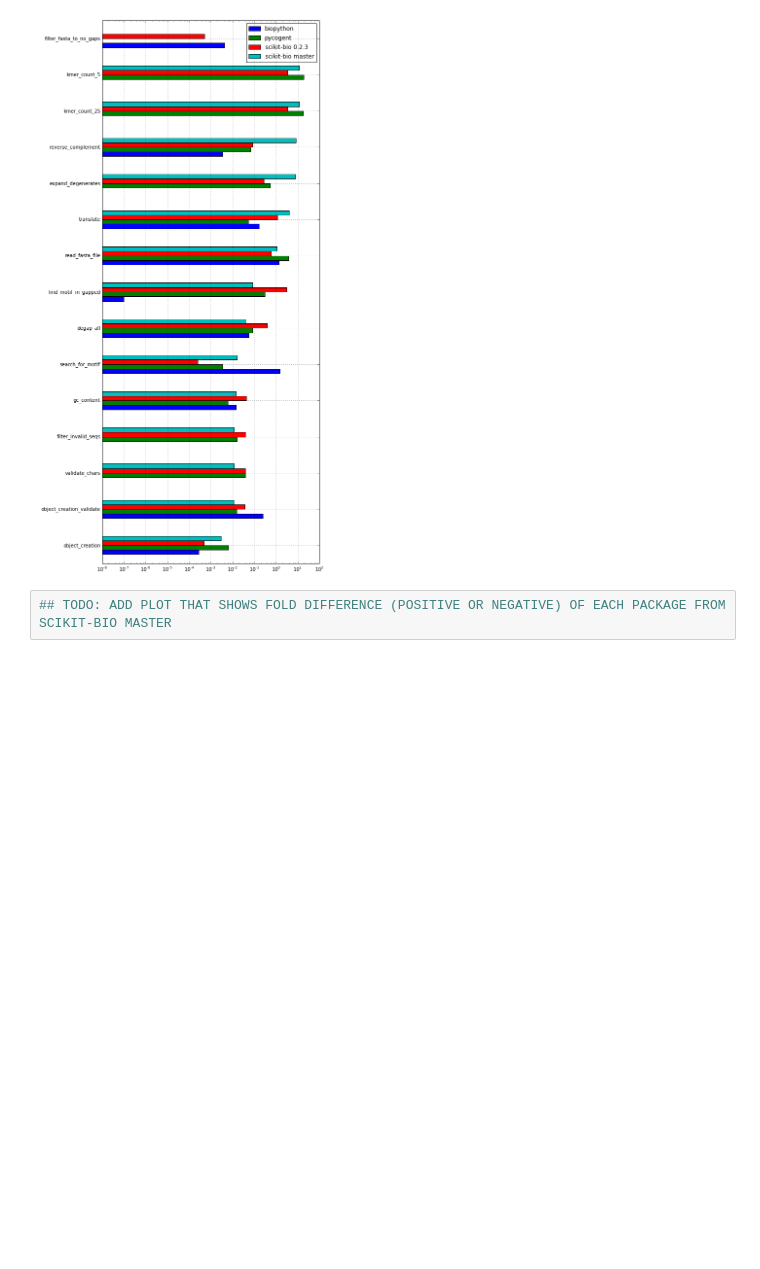
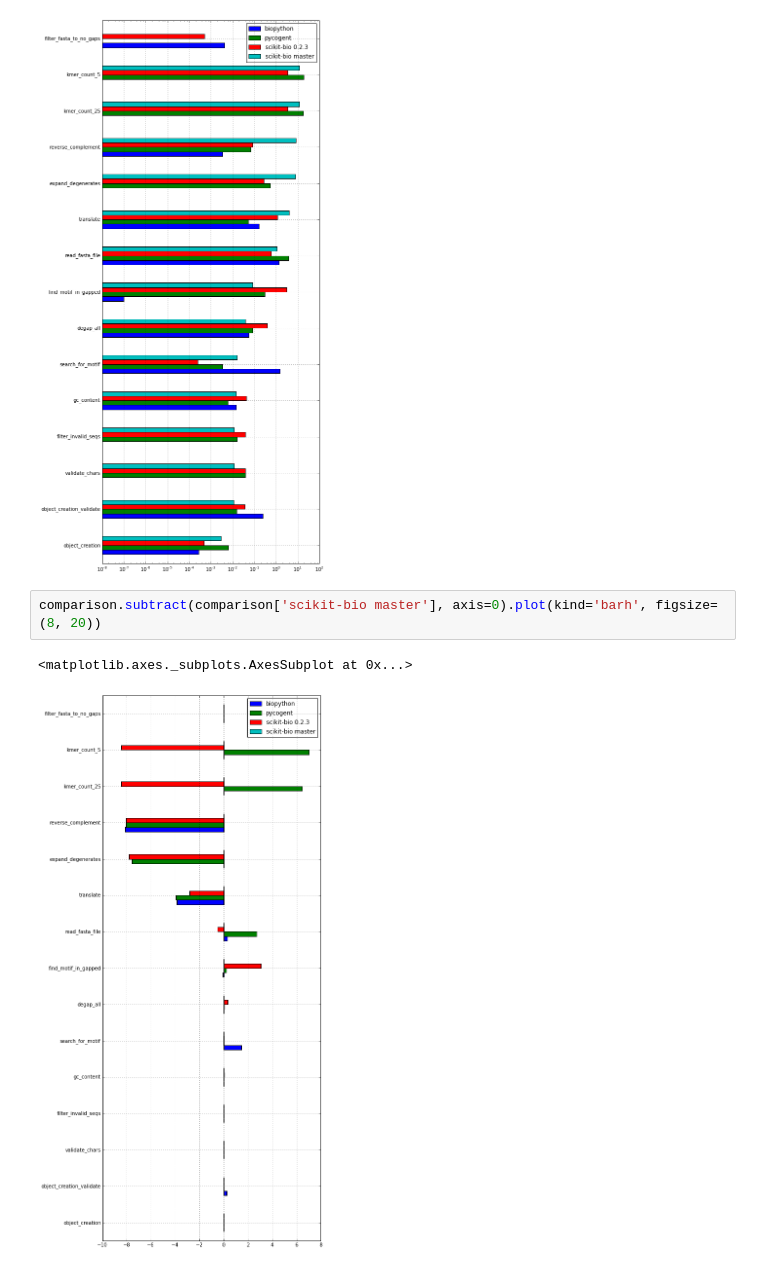
Before and after one commit to biocore/sequence-benchmarks, a Jupyter notebook: benchmarks/index.ipynb, the cells around one changed output. Saved outputs shown, nothing was run; the diff lists cells and outputs as text; blank space fills up the shorter version.

Commit message:
added relative plot

```diff
--- a/benchmarks/index.ipynb
+++ b/benchmarks/index.ipynb
@@ -34,8 +34,11 @@ comparison.plot(kind='barh', logx=True, figsize=(8, 20))
 # %% [output]
 <matplotlib.axes._subplots.AxesSubplot at 0x...>
 [figure]
-# %%
-## TODO: ADD PLOT THAT SHOWS FOLD DIFFERENCE (POSITIVE OR NEGATIVE) OF EACH PACKAGE FROM SCIKIT-BIO MASTER
+# %%
+comparison.subtract(comparison['scikit-bio master'], axis=0).plot(kind='barh', figsize=(8, 20))
+# %% [output]
+<matplotlib.axes._subplots.AxesSubplot at 0x...>
+[figure, added]
 # %%
 comparison.corr()
 # %% [output]
```
Also changed, not shown: parts of 1 cell of this notebook.
